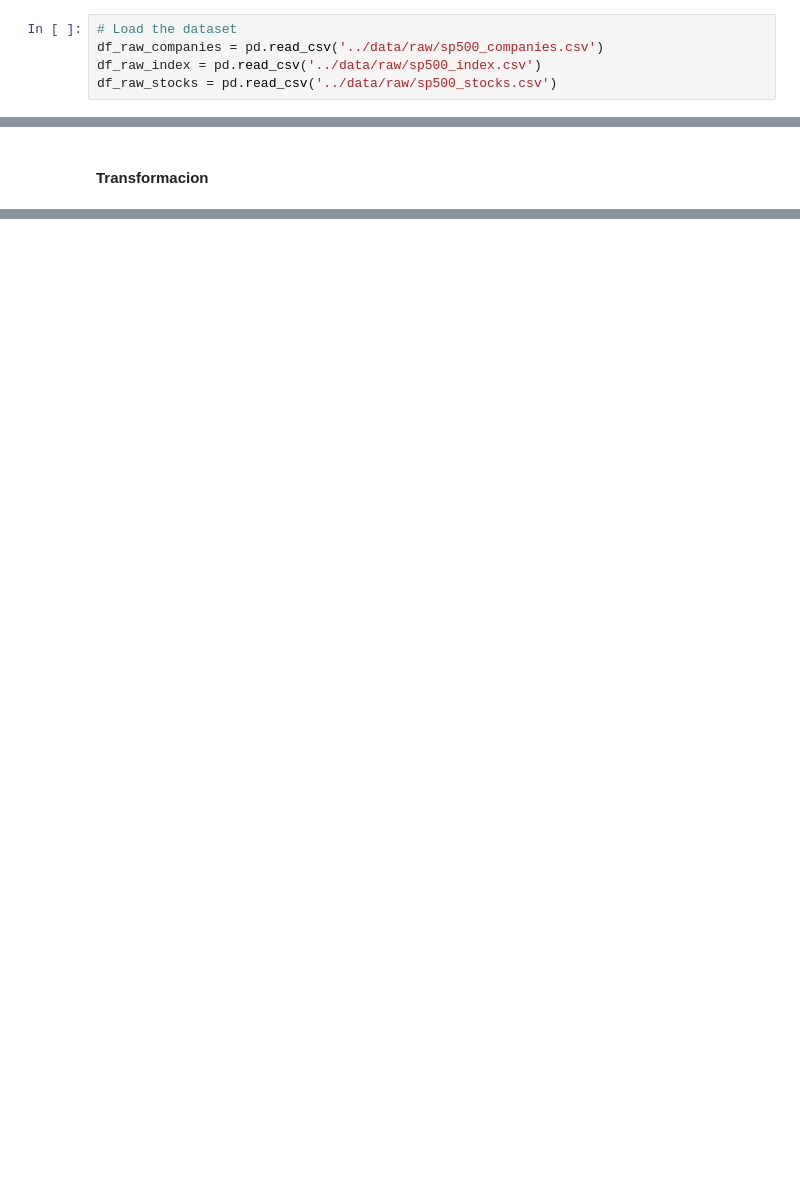
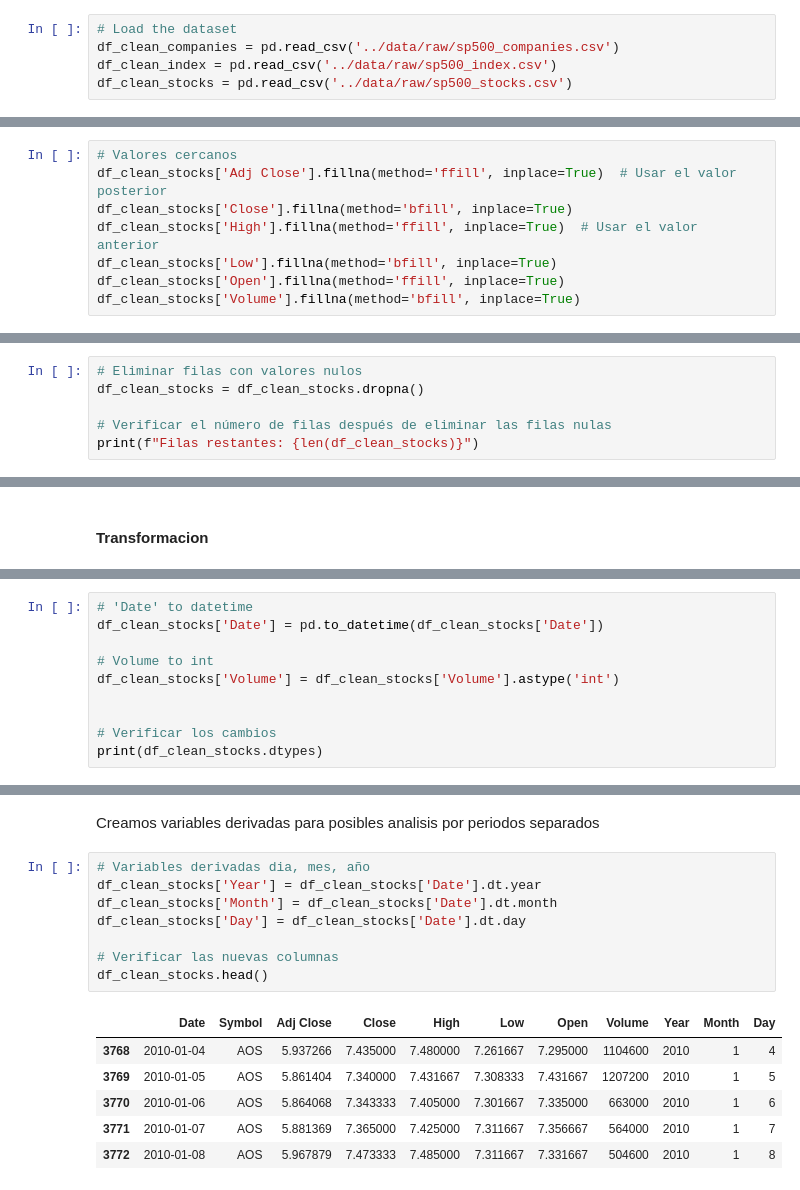
Before and after one commit to gabyzumarraga/DS-SP500, a Jupyter notebook: notebooks/02_DataWrangling.ipynb, the cells around one changed output, grey strips where cells are left out. Cells and saved outputs as stored; diff of their text form; blank space fills up the shorter version.

Commit message:
DataWrangling

```diff
--- a/notebooks/02_DataWrangling.ipynb
+++ b/notebooks/02_DataWrangling.ipynb
@@ -11,8 +11,8 @@ import matplotlib.pyplot as plt
 import seaborn as sns
 # %%
 # Load the dataset
-df_raw_companies = pd.read_csv('../data/raw/sp500_companies.csv')
-df_raw_index = pd.read_csv('../data/raw/sp500_index.csv')
-df_raw_stocks = pd.read_csv('../data/raw/sp500_stocks.csv')
+df_clean_companies = pd.read_csv('../data/raw/sp500_companies.csv')
+df_clean_index = pd.read_csv('../data/raw/sp500_index.csv')
+df_clean_stocks = pd.read_csv('../data/raw/sp500_stocks.csv')
 # %% [markdown]
 ### Preparacion de los datos df_raw_companies
@@ -32,0 +309,8 @@ df_raw_stocks = pd.read_csv('../data/raw/sp500_stocks.csv')
+# %%
+# Valores cercanos
+df_clean_stocks['Adj Close'].fillna(method='ffill', inplace=True)  # Usar el valor posterior
+df_clean_stocks['Close'].fillna(method='bfill', inplace=True)
+df_clean_stocks['High'].fillna(method='ffill', inplace=True)  # Usar el valor anterior
+df_clean_stocks['Low'].fillna(method='bfill', inplace=True)
+df_clean_stocks['Open'].fillna(method='ffill', inplace=True)
+df_clean_stocks['Volume'].fillna(method='bfill', inplace=True)
@@ -32,0 +376,6 @@ df_raw_stocks = pd.read_csv('../data/raw/sp500_stocks.csv')
+# %%
+# Eliminar filas con valores nulos
+df_clean_stocks = df_clean_stocks.dropna()
+
+# Verificar el número de filas después de eliminar las filas nulas
+print(f"Filas restantes: {len(df_clean_stocks)}")
@@ -44,0 +395,10 @@ df_raw_stocks = pd.read_csv('../data/raw/sp500_stocks.csv')
+# %%
+# 'Date' to datetime
+df_clean_stocks['Date'] = pd.to_datetime(df_clean_stocks['Date'])
+
+# Volume to int
+df_clean_stocks['Volume'] = df_clean_stocks['Volume'].astype('int')
+
+
+# Verificar los cambios
+print(df_clean_stocks.dtypes)
@@ -44,0 +418,17 @@ df_raw_stocks = pd.read_csv('../data/raw/sp500_stocks.csv')
+# %% [markdown]
+Creamos variables derivadas para posibles analisis por periodos separados
+# %%
+# Variables derivadas dia, mes, año
+df_clean_stocks['Year'] = df_clean_stocks['Date'].dt.year
+df_clean_stocks['Month'] = df_clean_stocks['Date'].dt.month
+df_clean_stocks['Day'] = df_clean_stocks['Date'].dt.day
+
+# Verificar las nuevas columnas
+df_clean_stocks.head()
+# %% [output]
+|  | Date | Symbol | Adj Close | Close | High | Low | Open | Volume | Year | Month | Day |
+| 3768 | 2010-01-04 | AOS | 5.937266 | 7.435000 | 7.480000 | 7.261667 | 7.295000 | 1104600 | 2010 | 1 | 4 |
+| 3769 | 2010-01-05 | AOS | 5.861404 | 7.340000 | 7.431667 | 7.308333 | 7.431667 | 1207200 | 2010 | 1 | 5 |
+| 3770 | 2010-01-06 | AOS | 5.864068 | 7.343333 | 7.405000 | 7.301667 | 7.335000 | 663000 | 2010 | 1 | 6 |
+| 3771 | 2010-01-07 | AOS | 5.881369 | 7.365000 | 7.425000 | 7.311667 | 7.356667 | 564000 | 2010 | 1 | 7 |
+| 3772 | 2010-01-08 | AOS | 5.967879 | 7.473333 | 7.485000 | 7.311667 | 7.331667 | 504600 | 2010 | 1 | 8 |
```
Also changed, not shown: parts of 40 cells of this notebook, 3 other files.
